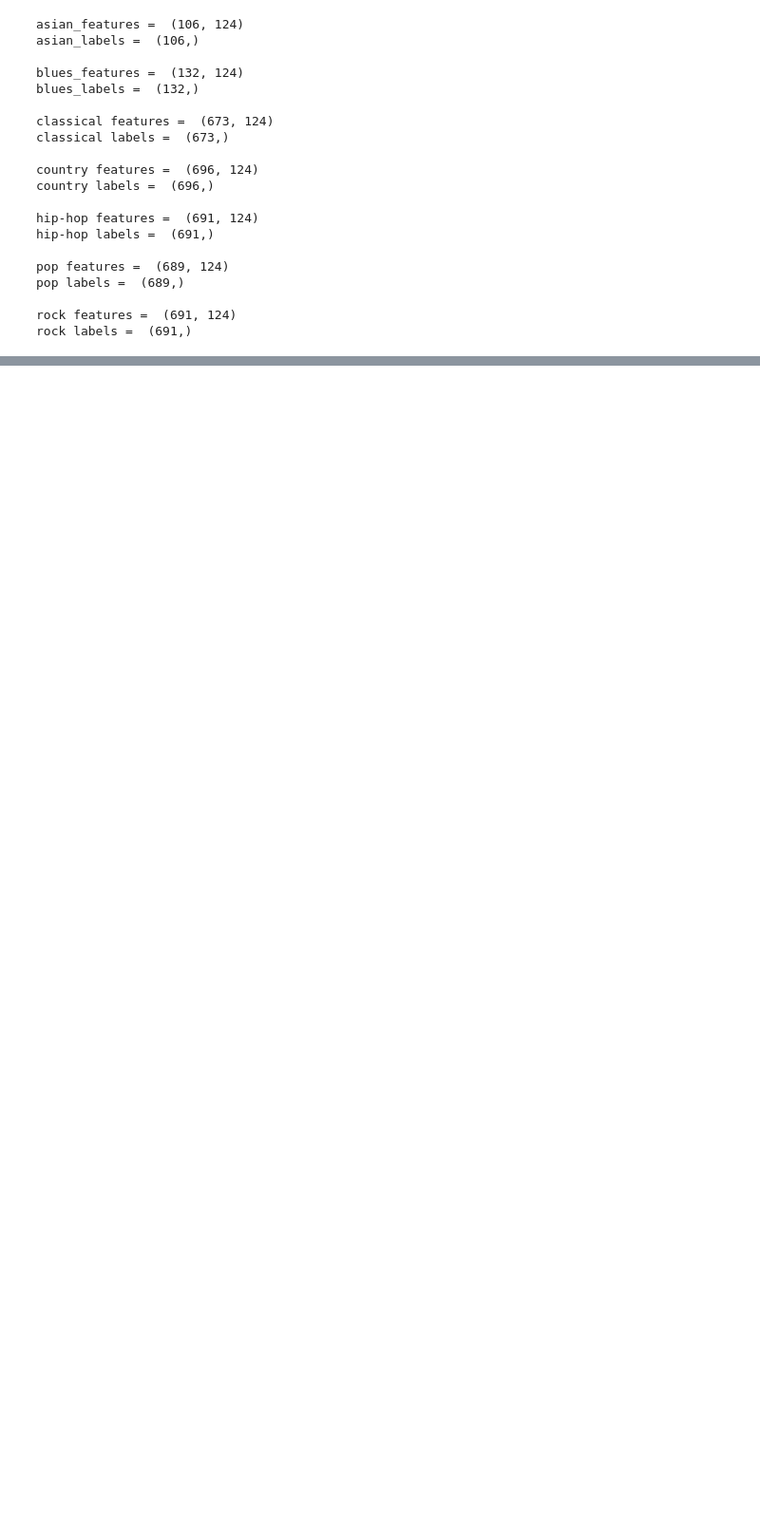
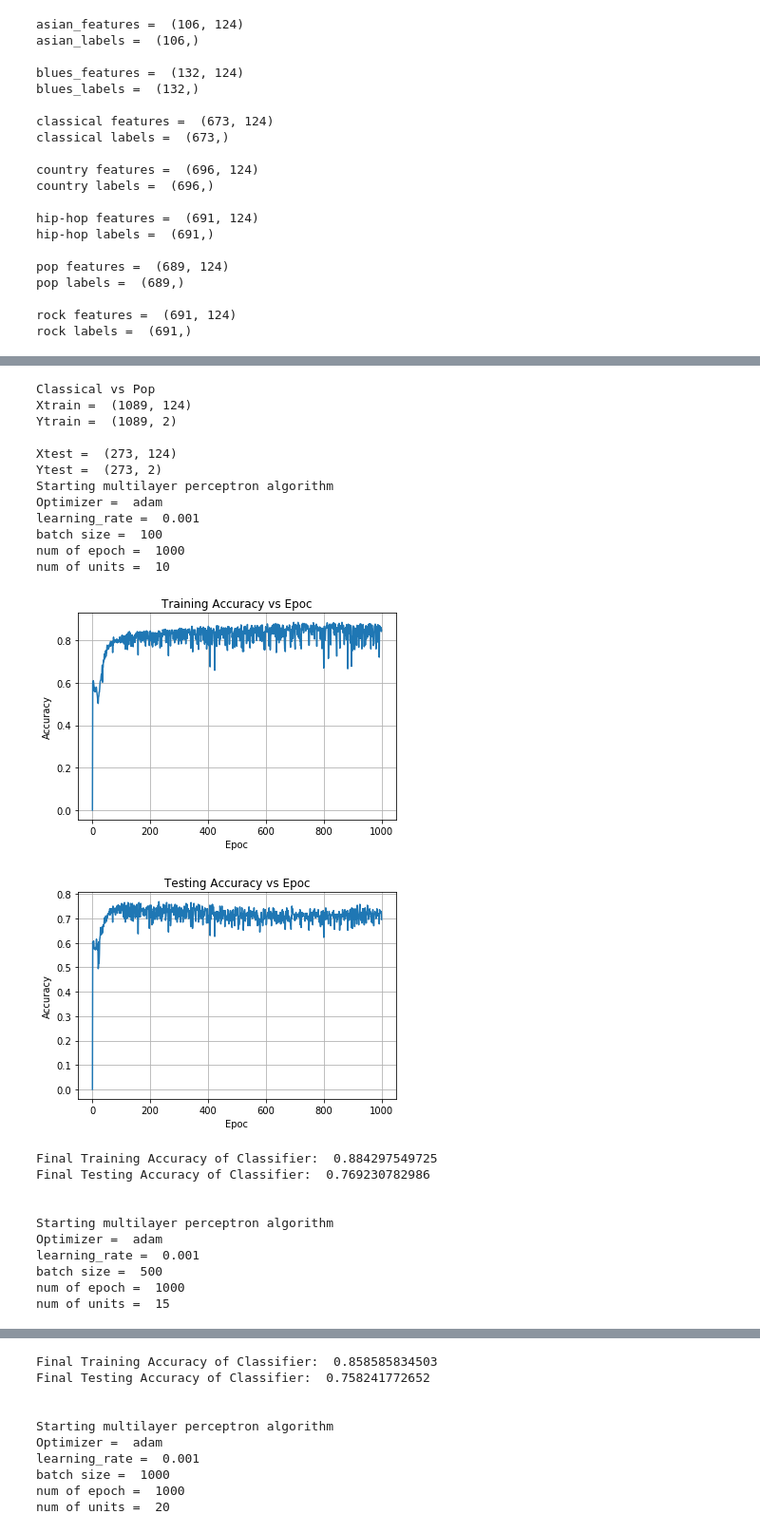
Before and after one commit to rpatel26/Cogs181_FinalProject, a Jupyter notebook: multilayer_perceptron_model.ipynb, the cells around one changed output, grey strips where cells are left out. Shown at 95% size. Cells and saved outputs as stored; diff of their text form; code cells hidden in the pictures; blank space fills up the shorter version.

```diff
--- a/multilayer_perceptron_model.ipynb
+++ b/multilayer_perceptron_model.ipynb
@@ -394,26 +456,48 @@ for i in range( 100, 1100, 300 ):
 # %%
 # classical vs pop
-Xtrain = np.concatenate( ( classical_features[0:classical_train,:], pop_features[0:pop_train,:] ), axis = 0 )
-Ytrain = np.concatenate( ( classical_labels[0:classical_train], pop_labels[0:pop_train] ), axis = 0 )
-Xtest = np.concatenate( ( classical_features[classical_train:,:], pop_features[pop_train:,:] ), axis = 0 )
-Ytest = np.concatenate( ( classical_labels[classical_train:], pop_labels[pop_train:] ), axis = 0 )
+Xtrain3 = np.concatenate( ( classical_features[0:classical_train,:], pop_features[0:pop_train,:] ), axis = 0 )
+Ytrain3 = np.concatenate( ( classical_labels[0:classical_train], pop_labels[0:pop_train] ), axis = 0 )
+Xtest3 = np.concatenate( ( classical_features[classical_train:,:], pop_features[pop_train:,:] ), axis = 0 )
+Ytest3 = np.concatenate( ( classical_labels[classical_train:], pop_labels[pop_train:] ), axis = 0 )
 
-Ytrain = pd.get_dummies(Ytrain).as_matrix()
-Ytest = pd.get_dummies(Ytest).as_matrix()
+Ytrain3 = pd.get_dummies(Ytrain3).as_matrix()
+Ytest3 = pd.get_dummies(Ytest3).as_matrix()
 
 n_classes = 2
 
-print "done setting up training set"
-print "Xtrain = ", Xtrain.shape
-print "Ytrain = ", Ytrain.shape
-print "\nXtest = ", Xtest.shape
-print "Ytest = ", Ytest.shape
+print "Classical vs Pop"
+print "Xtrain = ", Xtrain3.shape
+print "Ytrain = ", Ytrain3.shape
+print "\nXtest = ", Xtest3.shape
+print "Ytest = ", Ytest3.shape
 
-# i = num_epoch, j = num_units, k = num_batch
-for i in range( 100, 1100, 300 ):
-    for j in range( 10, 25, 5 ):
-        for k in range( 100, 1100, 300 ):
-            multilayerPerceptron( Xtrain, Ytrain, Xtest, Ytest, n_classes, num_epoch = i, num_units = j, num_batch = k )
-            print "\n"
-
-#multilayerPerceptron( Xtrain, Ytrain, Xtest, Ytest, n_classes, optm = 'adam', num_epoch = 1000 )
+multilayerPerceptron( Xtrain3, Ytrain3, Xtest3, Ytest3, n_classes, optm = 'adam', num_epoch = 1000, num_units = 10, num_batch = 100 )
+print "\n"
+multilayerPerceptron( Xtrain3, Ytrain3, Xtest3, Ytest3, n_classes, optm = 'adam', num_epoch = 1000, num_units = 15, num_batch = 500 )
+print "\n"
+multilayerPerceptron( Xtrain3, Ytrain3, Xtest3, Ytest3, n_classes, optm = 'adam', num_epoch = 1000, num_units = 20, num_batch = 1000 )
+# %% [output]
+Classical vs Pop
+Xtrain =  (1089, 124)
+Ytrain =  (1089, 2)
+
+Xtest =  (273, 124)
+Ytest =  (273, 2)
+Starting multilayer perceptron algorithm
+Optimizer =  adam
+learning_rate =  0.001
+batch size =  100
+num of epoch =  1000
+num of units =  10
+[figure, added]
+[figure, added]
+Final Training Accuracy of Classifier:  0.884297549725
+Final Testing Accuracy of Classifier:  0.769230782986
+
+
+Starting multilayer perceptron algorithm
+Optimizer =  adam
+learning_rate =  0.001
+batch size =  500
+num of epoch =  1000
+num of units =  15
@@ -419,0 +506,10 @@ for i in range( 100, 1100, 300 ):
+Final Training Accuracy of Classifier:  0.858585834503
+Final Testing Accuracy of Classifier:  0.758241772652
+
+
+Starting multilayer perceptron algorithm
+Optimizer =  adam
+learning_rate =  0.001
+batch size =  1000
+num of epoch =  1000
+num of units =  20
```
Also changed, not shown: parts of 5 cells of this notebook.
